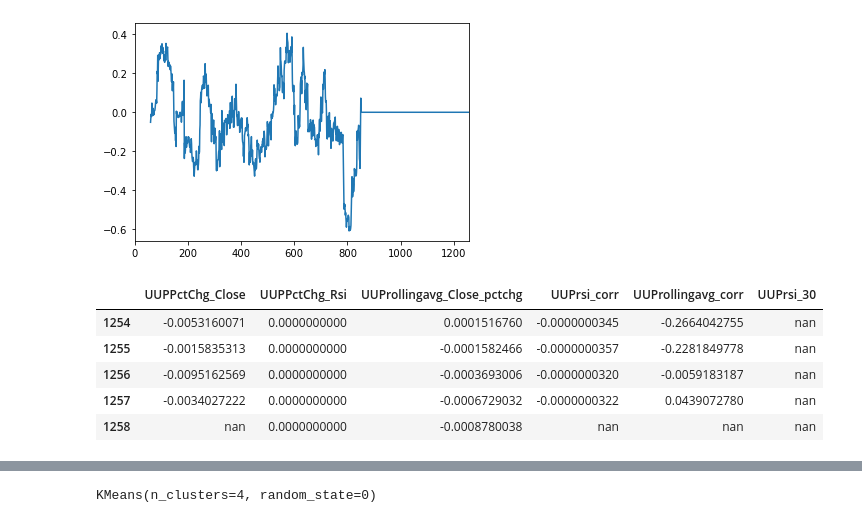
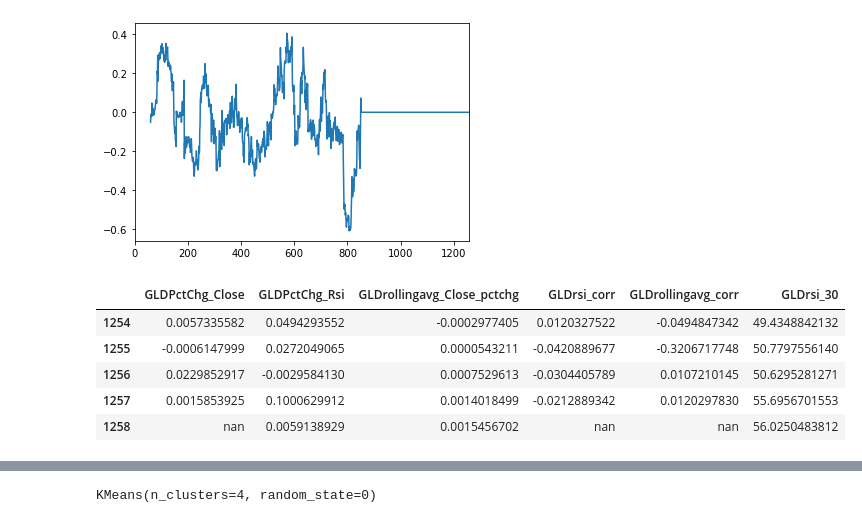
Before and after one commit to AndreasC93/market_trader_1.0, a Jupyter notebook: market_trader.ipynb, the cells around one changed output, grey strips where cells are left out. Drawn from its saved outputs; the diff is of its cells as text; code cells hidden in the pictures.

```diff
--- a/market_trader.ipynb
+++ b/market_trader.ipynb
@@ -338,18 +336,19 @@ df['UUPrsi_corr'].plot()
 <AxesSubplot:>
 [figure]
 # %%
+#create individual dataframes with relevant data for analysis
 df_GLD = df[["GLDPctChg_Close","GLDPctChg_Rsi", "GLDrollingavg_Close_pctchg", "GLDrsi_corr", "GLDrollingavg_corr", "GLDrsi_30"]].copy()
 #df_QQQ = df[["QQQPctChg_Close","QQQPctChg_Rsi", "QQQrollingavg_Close_pctchg", "QQQrsi_corr", "QQQrollingavg_corr", "QQQrsi_30"]].copy()
 df_UUP = df[["UUPPctChg_Close","UUPPctChg_Rsi", "UUProllingavg_Close_pctchg", "UUPrsi_corr", "UUProllingavg_corr", "UUPrsi_30"]].copy()
 #df_USO = df[["USOPctChg_Close","USOPctChg_Rsi", "USOrollingavg_Close_pctchg", "USOrsi_corr", "USOrollingavg_corr", "USOrsi_30"]].copy()
 df_SPY = df[["SPYPctChg_Close","SPYPctChg_Rsi", "SPYrollingavg_Close_pctchg", "SPYrsi_corr", "SPYrollingavg_corr", "SPYrsi_30"]].copy()
 # df["GLDrollingavg_Close_pctchg"], df["GLDrsi_corr"], df["GLDrollingavg_corr"], axis = 'columns', join = 'inner')
-df_UUP.tail()
+df_GLD.tail()
 # %% [output]
-|  | UUPPctChg_Close | UUPPctChg_Rsi | UUProllingavg_Close_pctchg | UUPrsi_corr | UUProllingavg_corr | UUPrsi_30 |
-| 1254 | -0.0053160071 | 0.0000000000 | 0.0001516760 | -0.0000000345 | -0.2664042755 | nan |
-| 1255 | -0.0015835313 | 0.0000000000 | -0.0001582466 | -0.0000000357 | -0.2281849778 | nan |
-| 1256 | -0.0095162569 | 0.0000000000 | -0.0003693006 | -0.0000000320 | -0.0059183187 | nan |
-| 1257 | -0.0034027222 | 0.0000000000 | -0.0006729032 | -0.0000000322 | 0.0439072780 | nan |
-| 1258 | nan | 0.0000000000 | -0.0008780038 | nan | nan | nan |
+|  | GLDPctChg_Close | GLDPctChg_Rsi | GLDrollingavg_Close_pctchg | GLDrsi_corr | GLDrollingavg_corr | GLDrsi_30 |
+| 1254 | 0.0057335582 | 0.0494293552 | -0.0002977405 | 0.0120327522 | -0.0494847342 | 49.4348842132 |
+| 1255 | -0.0006147999 | 0.0272049065 | 0.0000543211 | -0.0420889677 | -0.3206717748 | 50.7797556140 |
+| 1256 | 0.0229852917 | -0.0029584130 | 0.0007529613 | -0.0304405789 | 0.0107210145 | 50.6295281271 |
+| 1257 | 0.0015853925 | 0.1000629912 | 0.0014018499 | -0.0212889342 | 0.0120297830 | 55.6956701553 |
+| 1258 | nan | 0.0059138929 | 0.0015456702 | nan | nan | 56.0250483812 |
 # %%
```
Also changed, not shown: parts of 38 cells of this notebook, 1 other file.
